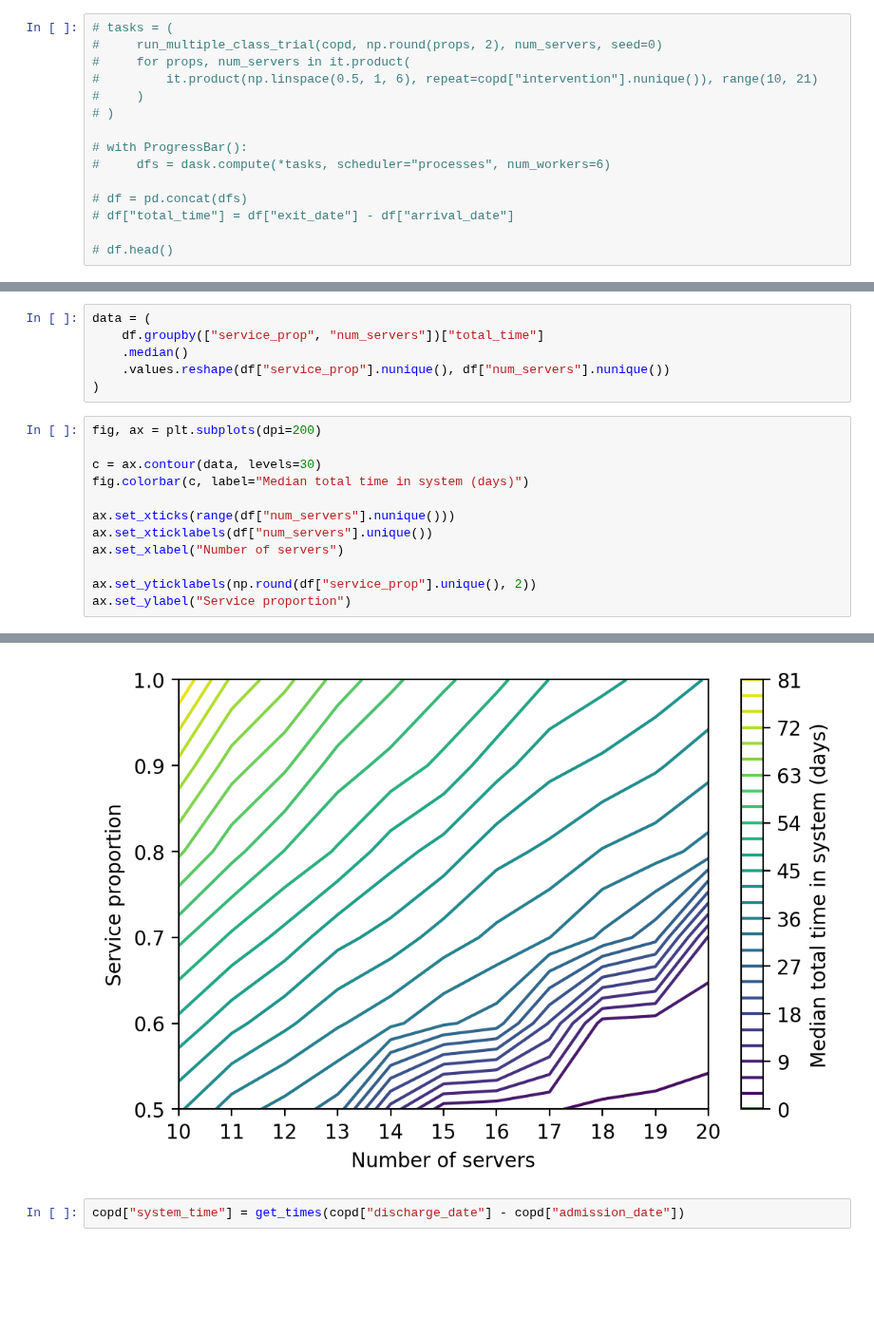
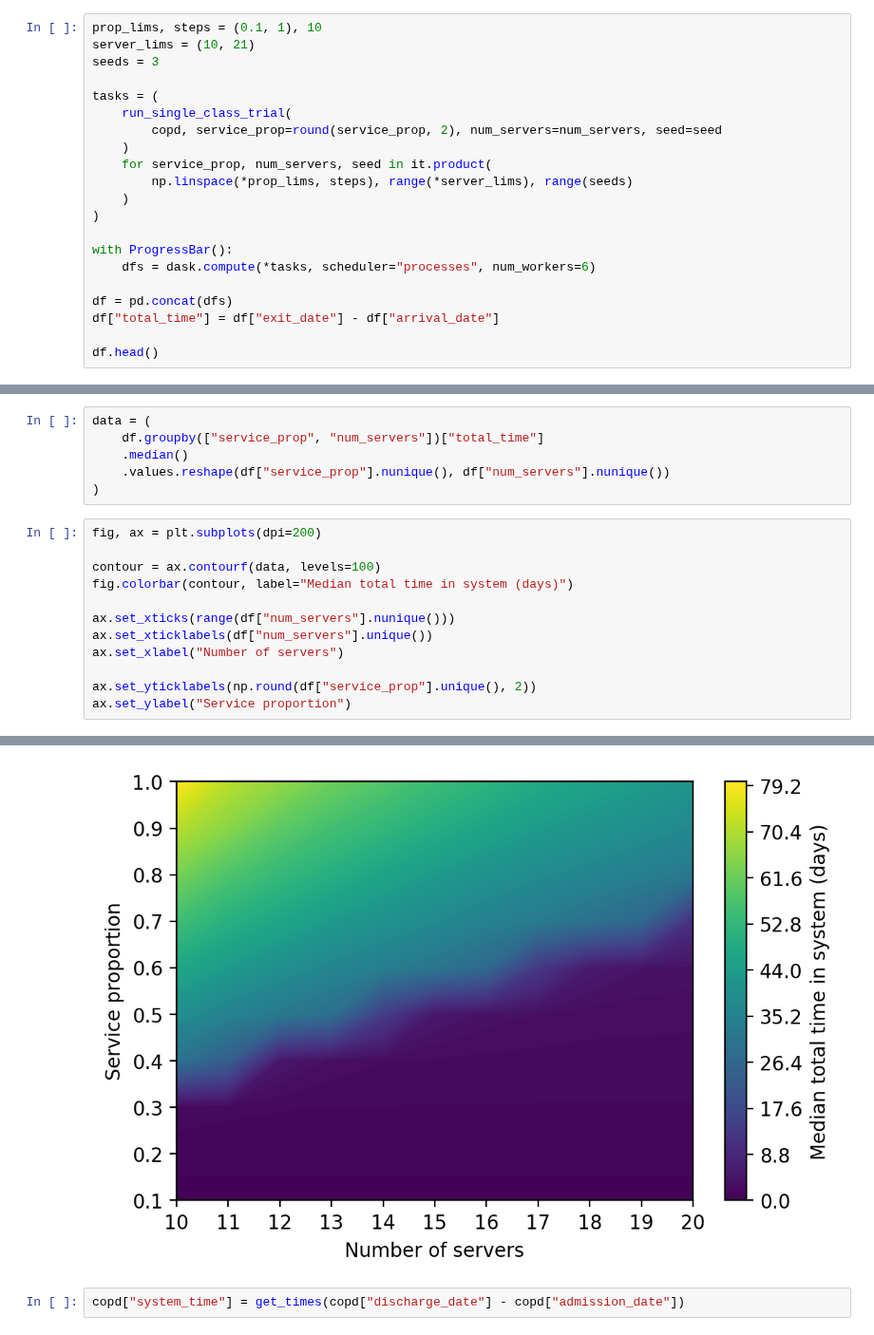
Before and after one commit to daffidwilde/copd-paper, a Jupyter notebook: nbs/queuing.ipynb, the cells around one changed output, grey strips where cells are left out. Shown at 95% size. Saved outputs shown, nothing was run; the diff lists cells and outputs as text; blank space fills up the shorter version.

```diff
--- a/nbs/queuing.ipynb
+++ b/nbs/queuing.ipynb
@@ -203,15 +198,21 @@ def run_single_class_trial(data, service_prop, num_servers, seed):
 # %%
-# tasks = (
-#     run_multiple_class_trial(copd, np.round(props, 2), num_servers, seed=0)
-#     for props, num_servers in it.product(
-#         it.product(np.linspace(0.5, 1, 6), repeat=copd["intervention"].nunique()), range(10, 21)
-#     )
-# )
+prop_lims, steps = (0.1, 1), 10
+server_lims = (10, 21)
+seeds = 3
 
-# with ProgressBar():
-#     dfs = dask.compute(*tasks, scheduler="processes", num_workers=6)
+tasks = (
+    run_single_class_trial(
+        copd, service_prop=round(service_prop, 2), num_servers=num_servers, seed=seed
+    )
+    for service_prop, num_servers, seed in it.product(
+        np.linspace(*prop_lims, steps), range(*server_lims), range(seeds)
+    )
+)
 
-# df = pd.concat(dfs)
-# df["total_time"] = df["exit_date"] - df["arrival_date"]
+with ProgressBar():
+    dfs = dask.compute(*tasks, scheduler="processes", num_workers=6)
 
-# df.head()
+df = pd.concat(dfs)
+df["total_time"] = df["exit_date"] - df["arrival_date"]
+
+df.head()
@@ -245,17 +233,17 @@ data = (
 # %%
 fig, ax = plt.subplots(dpi=200)
 
-c = ax.contour(data, levels=30)
-fig.colorbar(c, label="Median total time in system (days)")
+contour = ax.contourf(data, levels=100)
+fig.colorbar(contour, label="Median total time in system (days)")
 
 ax.set_xticks(range(df["num_servers"].nunique()))
 ax.set_xticklabels(df["num_servers"].unique())
 ax.set_xlabel("Number of servers")
 
 ax.set_yticklabels(np.round(df["service_prop"].unique(), 2))
 ax.set_ylabel("Service proportion")
 # %% [output]
 Text(0, 0.5, 'Service proportion')
-[figure, old version]
+[figure, new version]
 # %%
 copd["system_time"] = get_times(copd["discharge_date"] - copd["admission_date"])
```
Also changed, not shown: parts of 11 cells of this notebook.
